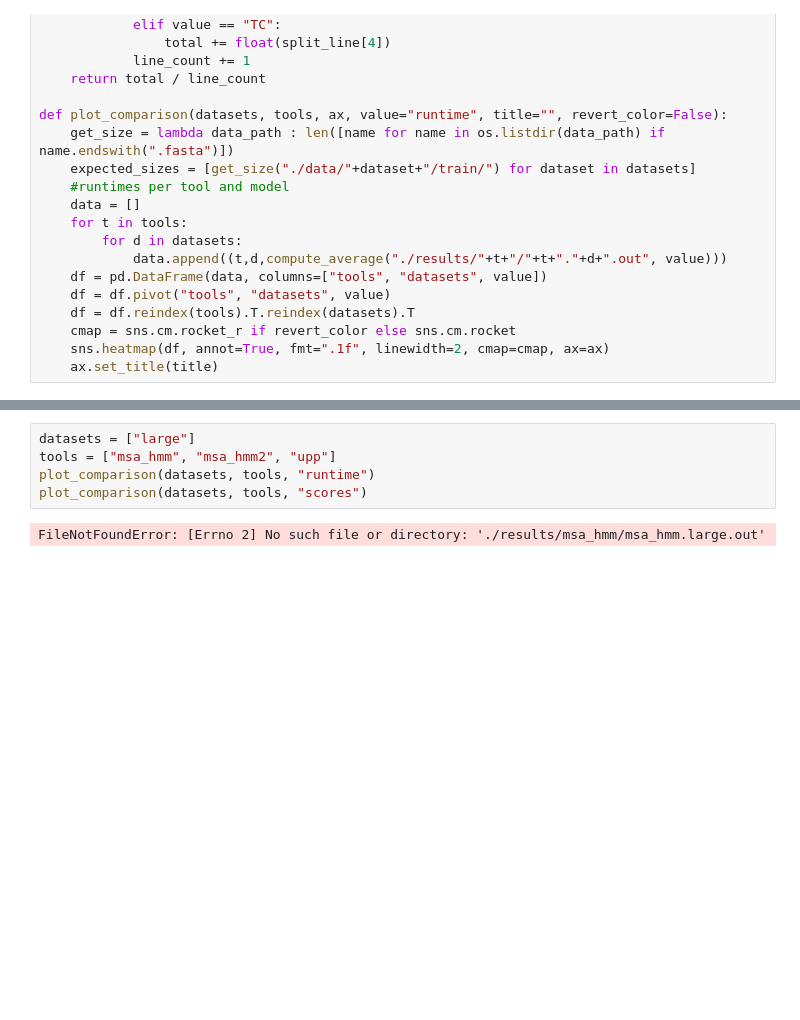
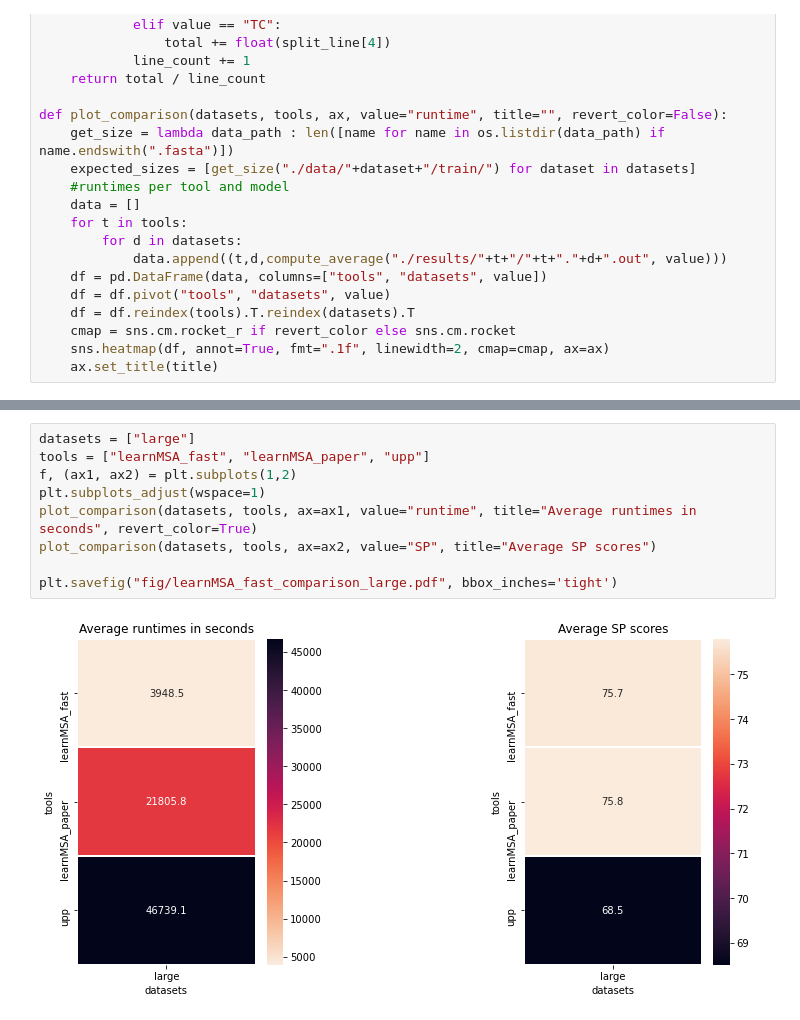
Before and after one commit to felbecker/MSA-HMM-Analysis, a Jupyter notebook: RuntimeComparison.ipynb, the cells around one changed output, grey strips where cells are left out. Cells and saved outputs as stored; diff of their text form; blank space fills up the shorter version.

```diff
--- a/RuntimeComparison.ipynb
+++ b/RuntimeComparison.ipynb
@@ -60,7 +56,11 @@ plt.savefig("fig/learnMSA_fast_comparison.pdf", bbox_inches='tight')
 # %%
 datasets = ["large"]
-tools = ["msa_hmm", "msa_hmm2", "upp"]
-plot_comparison(datasets, tools, "runtime")
-plot_comparison(datasets, tools, "scores")
+tools = ["learnMSA_fast", "learnMSA_paper", "upp"]
+f, (ax1, ax2) = plt.subplots(1,2)
+plt.subplots_adjust(wspace=1)
+plot_comparison(datasets, tools, ax=ax1, value="runtime", title="Average runtimes in seconds", revert_color=True)
+plot_comparison(datasets, tools, ax=ax2, value="SP", title="Average SP scores")
+
+plt.savefig("fig/learnMSA_fast_comparison_large.pdf", bbox_inches='tight')
 # %% [output]
-FileNotFoundError: [Errno 2] No such file or directory: './results/msa_hmm/msa_hmm.large.out'
+[figure, added]
```
Also changed, not shown: parts of 2 cells of this notebook, 21 other files.
